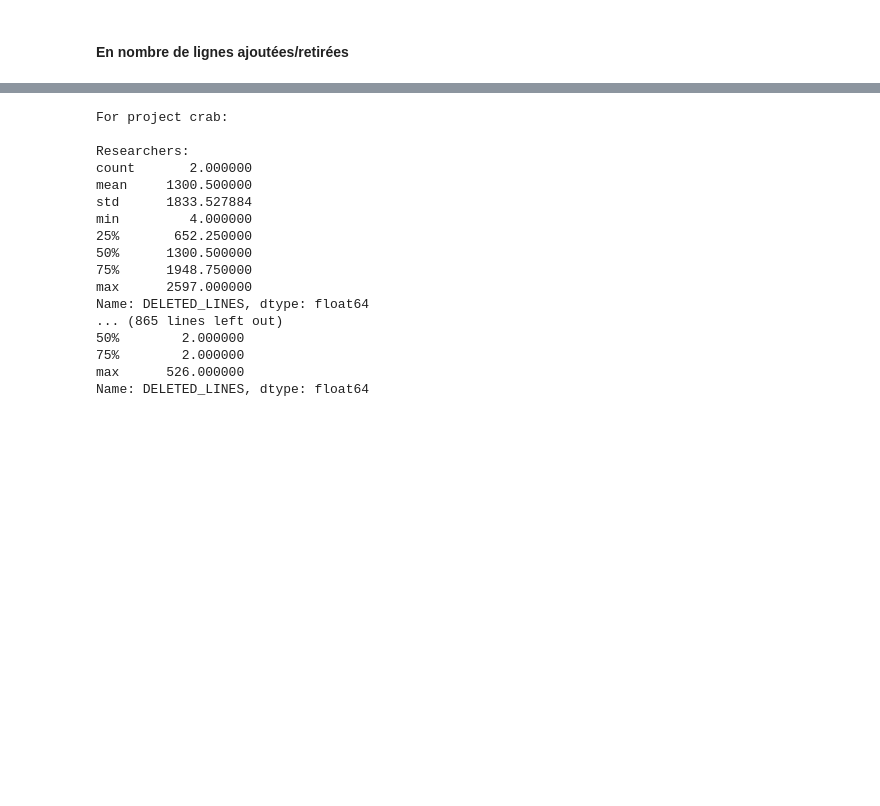
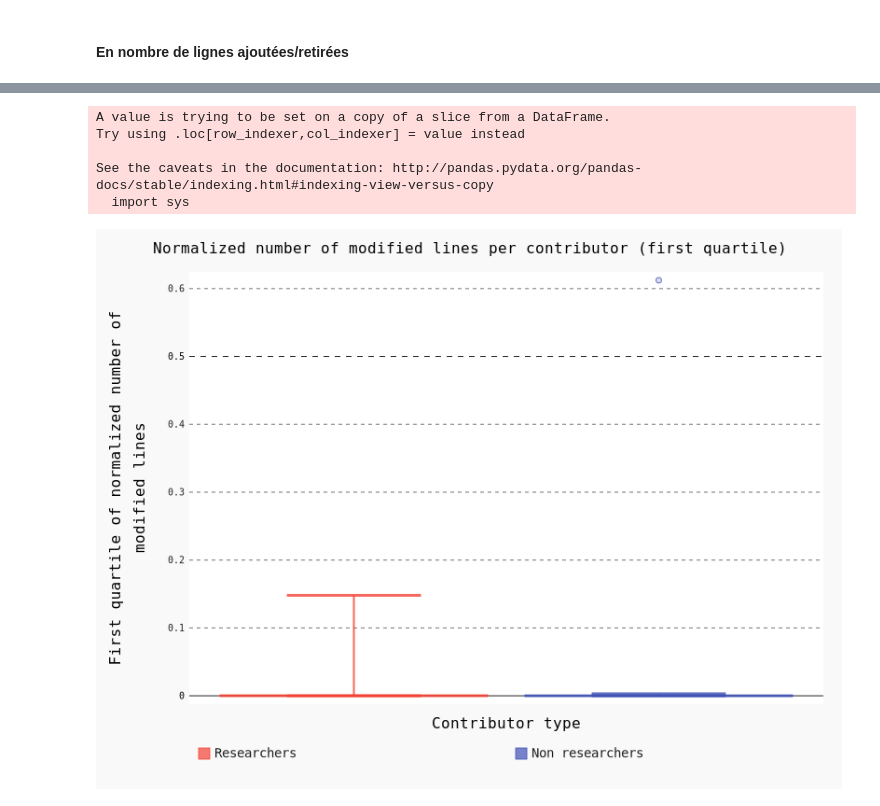
Before and after one commit to AntoineAube/commit-classification, a Jupyter notebook: researchers-contributors/are-these-projects-made-by-researchers.ipynb, the cells around one changed output, grey strips where cells are left out. Drawn from its saved outputs; the diff is of its cells as text; code cells hidden in the pictures; blank space fills up the shorter version.

```diff
--- a/researchers-contributors/are-these-projects-made-by-researchers.ipynb
+++ b/researchers-contributors/are-these-projects-made-by-researchers.ipynb
@@ -382,32 +360,18 @@ Name: ADDED_LINES, dtype: float64
-# %%
-for project_name in contributors['PROJECT'].unique():
-    project_contributors = contributors[contributors['PROJECT'] == project_name]
-
-    print('For project', project_name + ':')
-    print()
-    print('Researchers:')
-    print(project_contributors[project_contributors['IS_RESEARCHER'] == True]['DELETED_LINES'].describe())
-    print()
-    print('Non researchers:')
-    print(project_contributors[project_contributors['IS_RESEARCHER'] == False]['DELETED_LINES'].describe())
-    print()
-    print()
-    print()
-# %% [output]
-For project crab:
-
-Researchers:
-count       2.000000
-mean     1300.500000
-std      1833.527884
-min         4.000000
-25%       652.250000
-50%      1300.500000
-75%      1948.750000
-max      2597.000000
-Name: DELETED_LINES, dtype: float64
-... (865 lines left out)
-50%        2.000000
-75%        2.000000
-max      526.000000
-Name: DELETED_LINES, dtype: float64
+# %%
+sum_up_researchers = pd.DataFrame()
+sum_up_non_researchers = pd.DataFrame()
+
+for project_name in contributors['PROJECT'].unique():
+    project_contributors = contributors[contributors['PROJECT'] == project_name]
+
+    project_contributors['MODIFIED_LINES'] = project_contributors['ADDED_LINES'] + project_contributors['DELETED_LINES']
+    project_modified_lines = project_contributors['MODIFIED_LINES'].sum()
+
+    sum_up_researchers = sum_up_researchers.append(project_contributors[project_contributors['IS_RESEARCHER'] == True]['MODIFIED_LINES'].describe() / project_modified_lines, ignore_index = True)
+    sum_up_non_researchers = sum_up_non_researchers.append(project_contributors[project_contributors['IS_RESEARCHER'] == False]['MODIFIED_LINES'].describe() / project_modified_lines, ignore_index = True)
+# %% [output]
+A value is trying to be set on a copy of a slice from a DataFrame.
+Try using .loc[row_indexer,col_indexer] = value instead
+
+See the caveats in the documentation: http://pandas.pydata.org/pandas-docs/stable/indexing.html#indexing-view-versus-copy
+  import sys
@@ -413,0 +387,9 @@ Name: DELETED_LINES, dtype: float64
+# %%
+plot = pygal.Box(box_mode = 'stdev', legend_at_bottom = True)
+plot.title = 'Normalized number of modified lines per contributor (first quartile)'
+plot.x_title = 'Contributor type'
+plot.y_title = 'First quartile of normalized number of modified lines'
+plot.add('Researchers', sum_up_researchers['25%'])
+plot.add('Non researchers', sum_up_non_researchers['25%'])
+# %% [output]
+[figure, added]
```
Also changed, not shown: parts of 21 cells of this notebook, 5 other files.
